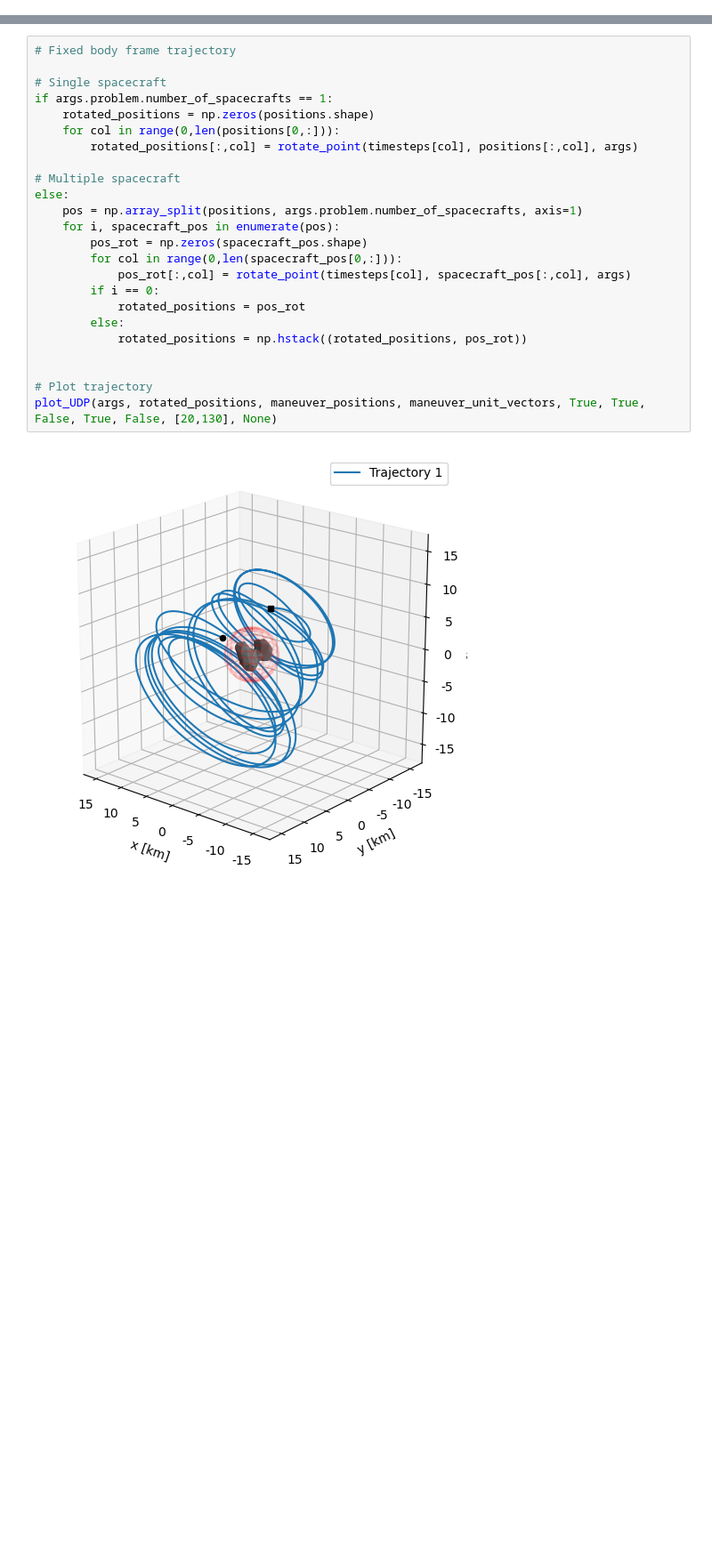
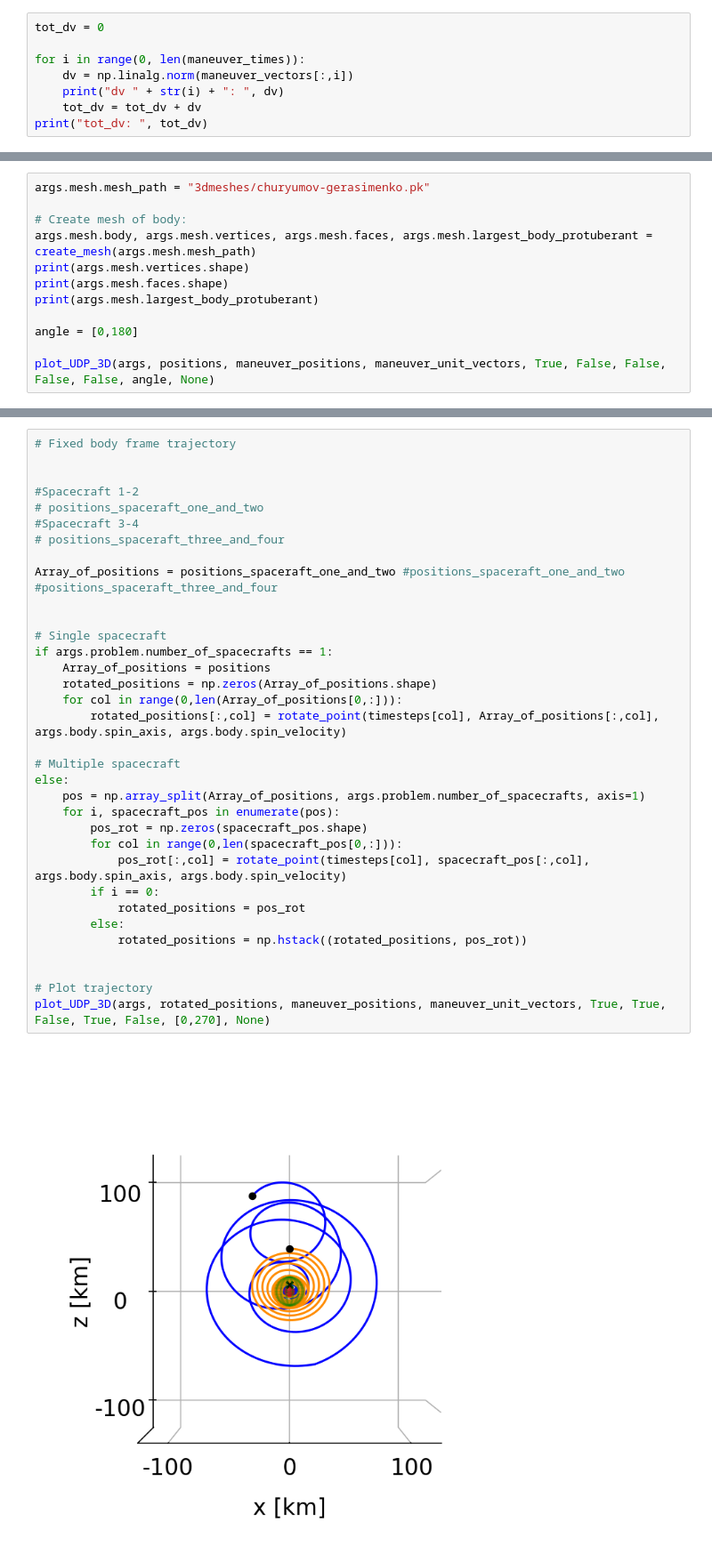
Before and after one commit to rasmusmarak/TOSS, a Jupyter notebook: plot_results.ipynb, the cells around one changed output, grey strips where cells are left out. Shown at 89% size. Cells and saved outputs as stored; diff of their text form; blank space fills up the shorter version.

Commit message:
plotting results notebook.

```diff
--- a/plot_results.ipynb
+++ b/plot_results.ipynb
@@ -92,0 +138,8 @@ fitness:  0.020040686274509806
+# %%
+tot_dv = 0
+
+for i in range(0, len(maneuver_times)):
+    dv = np.linalg.norm(maneuver_vectors[:,i])
+    print("dv " + str(i) + ": ", dv)
+    tot_dv = tot_dv + dv
+print("tot_dv: ", tot_dv)
@@ -92,0 +170,12 @@ fitness:  0.020040686274509806
+# %%
+args.mesh.mesh_path = "3dmeshes/churyumov-gerasimenko.pk"
+
+# Create mesh of body:
+args.mesh.body, args.mesh.vertices, args.mesh.faces, args.mesh.largest_body_protuberant = create_mesh(args.mesh.mesh_path)
+print(args.mesh.vertices.shape)
+print(args.mesh.faces.shape)
+print(args.mesh.largest_body_protuberant)
+
+angle = [0,180]
+
+plot_UDP_3D(args, positions, maneuver_positions, maneuver_unit_vectors, True, False, False, False, False, angle, None)
@@ -102,28 +207,38 @@ plot_UDP(args, positions, maneuver_positions, maneuver_unit_vectors, True, True,
 # %%
 # Fixed body frame trajectory
 
+
+#Spacecraft 1-2
+# positions_spaceraft_one_and_two
+#Spacecraft 3-4
+# positions_spaceraft_three_and_four
+
+Array_of_positions = positions_spaceraft_one_and_two #positions_spaceraft_one_and_two #positions_spaceraft_three_and_four
+
+
 # Single spacecraft
 if args.problem.number_of_spacecrafts == 1:
-    rotated_positions = np.zeros(positions.shape)
-    for col in range(0,len(positions[0,:])):
-        rotated_positions[:,col] = rotate_point(timesteps[col], positions[:,col], args)
+    Array_of_positions = positions
+    rotated_positions = np.zeros(Array_of_positions.shape)
+    for col in range(0,len(Array_of_positions[0,:])):
+        rotated_positions[:,col] = rotate_point(timesteps[col], Array_of_positions[:,col], args.body.spin_axis, args.body.spin_velocity)
 
 # Multiple spacecraft
 else:
-    pos = np.array_split(positions, args.problem.number_of_spacecrafts, axis=1)
+    pos = np.array_split(Array_of_positions, args.problem.number_of_spacecrafts, axis=1)
     for i, spacecraft_pos in enumerate(pos):
         pos_rot = np.zeros(spacecraft_pos.shape)
         for col in range(0,len(spacecraft_pos[0,:])):
-            pos_rot[:,col] = rotate_point(timesteps[col], spacecraft_pos[:,col], args)
+            pos_rot[:,col] = rotate_point(timesteps[col], spacecraft_pos[:,col], args.body.spin_axis, args.body.spin_velocity)
         if i == 0:
             rotated_positions = pos_rot
         else:
             rotated_positions = np.hstack((rotated_positions, pos_rot))
 
 
 # Plot trajectory
-plot_UDP(args, rotated_positions, maneuver_positions, maneuver_unit_vectors, True, True, False, True, False, [20,130], None)
+plot_UDP_3D(args, rotated_positions, maneuver_positions, maneuver_unit_vectors, True, True, False, True, False, [0,270], None)
 # %% [output]
-[figure, old version]
+[figure, new version]
 # %%
 # Plot fitness over generations
```
Also changed, not shown: parts of 14 cells of this notebook.
